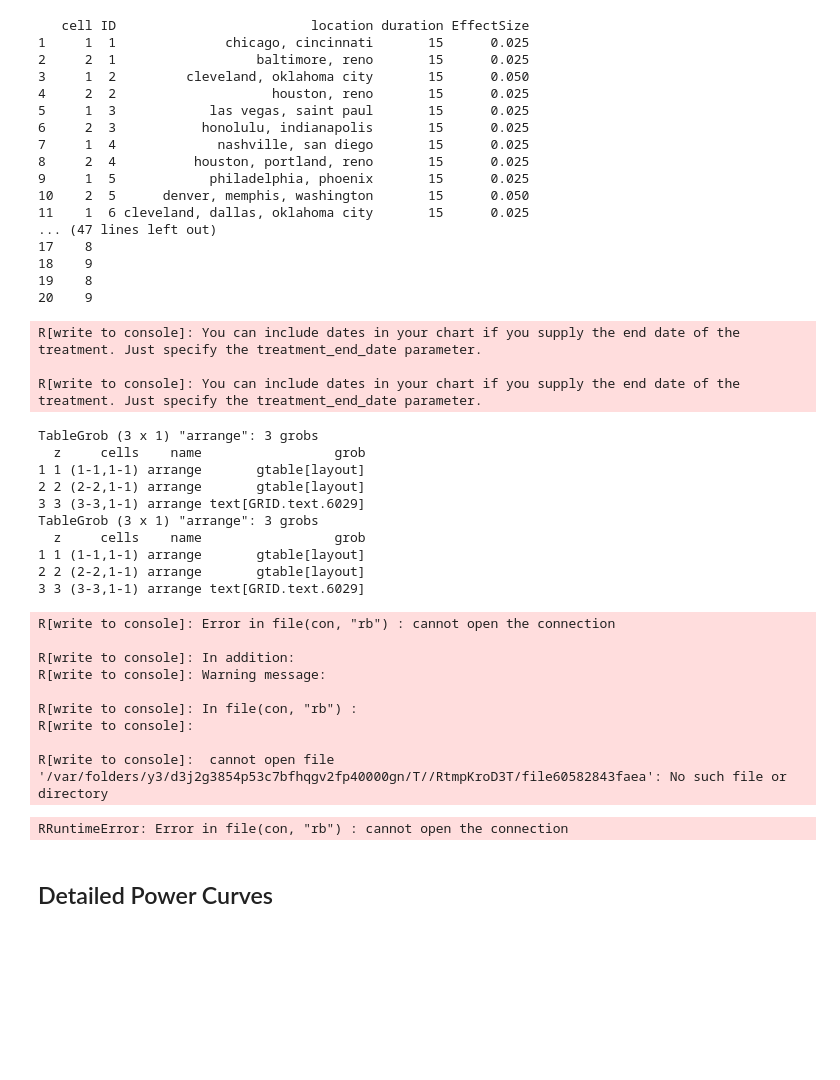
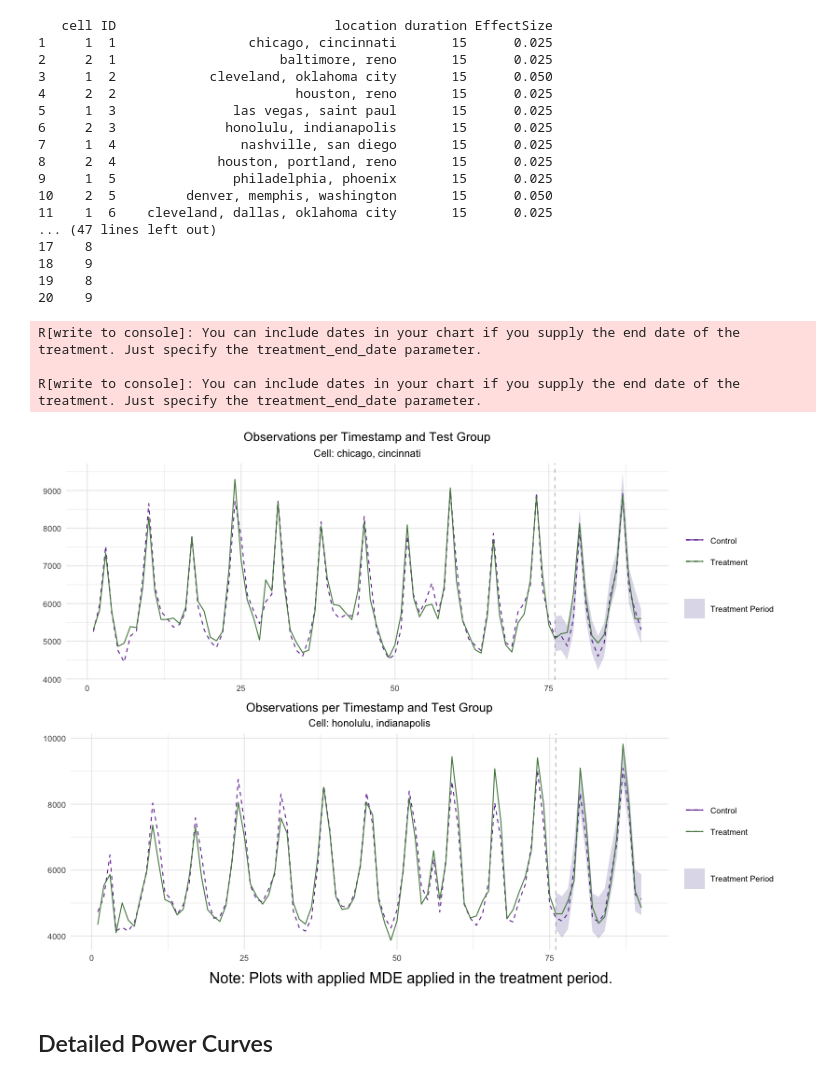
Before and after one commit to ryanlrappa/geo-testing, a Jupyter notebook: rr-0.1-geo-testing-dev-multi-cell.ipynb, the cells around one changed output. Cells and saved outputs as stored; diff of their text form; code cells hidden in the pictures; blank space fills up the shorter version.

Commit message:
adding multicell functionality

```diff
--- a/rr-0.1-geo-testing-dev-multi-cell.ipynb
+++ b/rr-0.1-geo-testing-dev-multi-cell.ipynb
@@ -139,36 +147,25 @@ test_locs <- list(cell_1 = 1, #chicago, cincinnati
-# %%
-# in progress here...
-
-p = '''
-plot(Markets,
-     test_markets = test_locs,
-     type = "Lift",
-     stacked = TRUE)
-'''
-make_geoplot(p)
-# %% [output]
-R[write to console]: You can include dates in your chart if you supply the end date of the treatment. Just specify the treatment_end_date parameter.
-
-R[write to console]: You can include dates in your chart if you supply the end date of the treatment. Just specify the treatment_end_date parameter.
-TableGrob (3 x 1) "arrange": 3 grobs
-  z     cells    name                 grob
-1 1 (1-1,1-1) arrange       gtable[layout]
-2 2 (2-2,1-1) arrange       gtable[layout]
-3 3 (3-3,1-1) arrange text[GRID.text.6029]
-TableGrob (3 x 1) "arrange": 3 grobs
-  z     cells    name                 grob
-1 1 (1-1,1-1) arrange       gtable[layout]
-2 2 (2-2,1-1) arrange       gtable[layout]
-3 3 (3-3,1-1) arrange text[GRID.text.6029]
-R[write to console]: Error in file(con, "rb") : cannot open the connection
-
-R[write to console]: In addition:
-R[write to console]: Warning message:
-
-R[write to console]: In file(con, "rb") :
-R[write to console]:
-
-R[write to console]:  cannot open file '/var/folders/y3/d3j2g3854p53c7bfhqgv2fp40000gn/T//RtmpKroD3T/file60582843faea': No such file or directory
-RRuntimeError: Error in file(con, "rb") : cannot open the connection
+# %%
+# # Cell and Market IDs in a list
+# r('''
+# test_locs <- list(cell_1 = 1, #chicago, cincinnati
+#                   cell_2 = 3) #honolulu, indianapolis
+# ''')
+
+# p = '''
+# plot(Markets,
+#      test_markets = test_locs,
+#      type = "Lift",
+#      stacked = TRUE)
+# '''
+
+make_market_plot_multi_cell(r,
+                            [1,   # chicago, cincinnati
+                             3],  # honolulu, indianapolis
+                           )
+# %% [output]
+R[write to console]: You can include dates in your chart if you supply the end date of the treatment. Just specify the treatment_end_date parameter.
+
+R[write to console]: You can include dates in your chart if you supply the end date of the treatment. Just specify the treatment_end_date parameter.
+[figure, added]
 # %% [markdown]
 ## Detailed Power Curves
```
Also changed, not shown: parts of 4 cells of this notebook, 1 other file.
